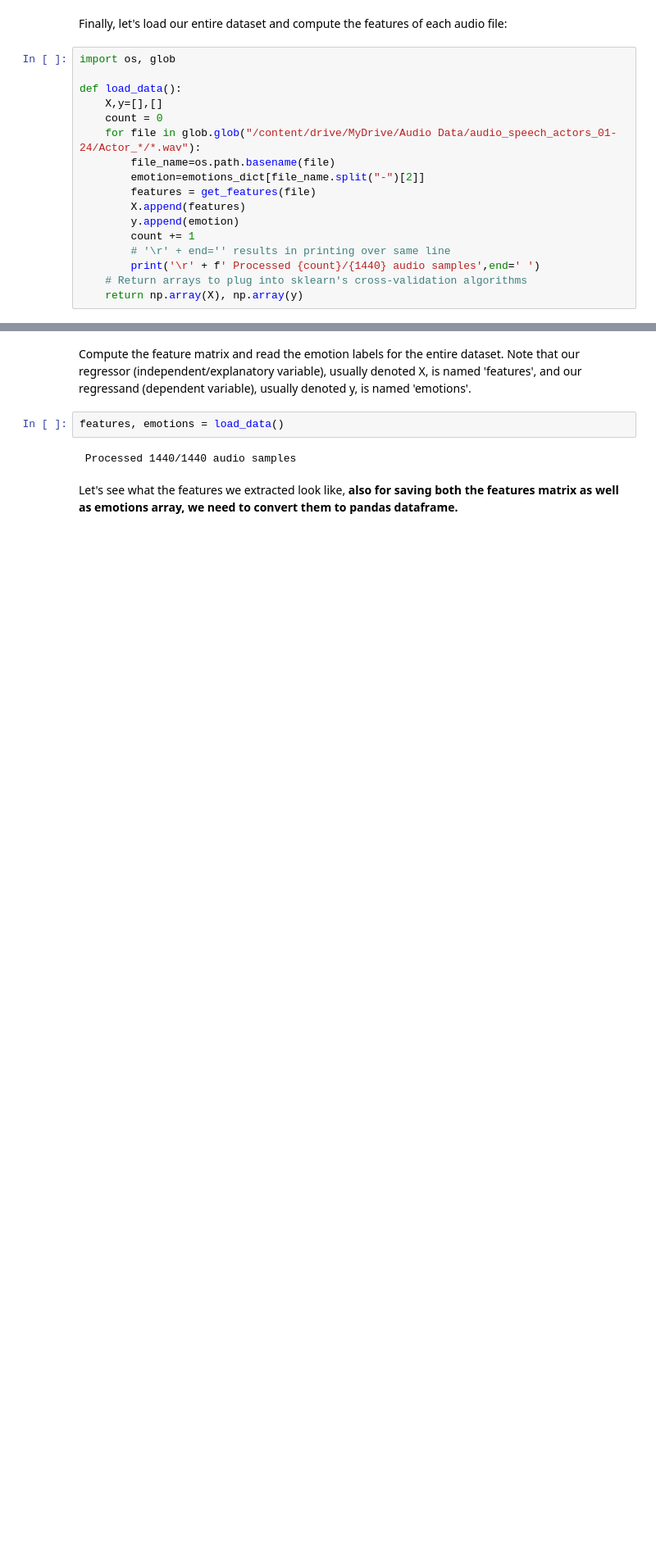
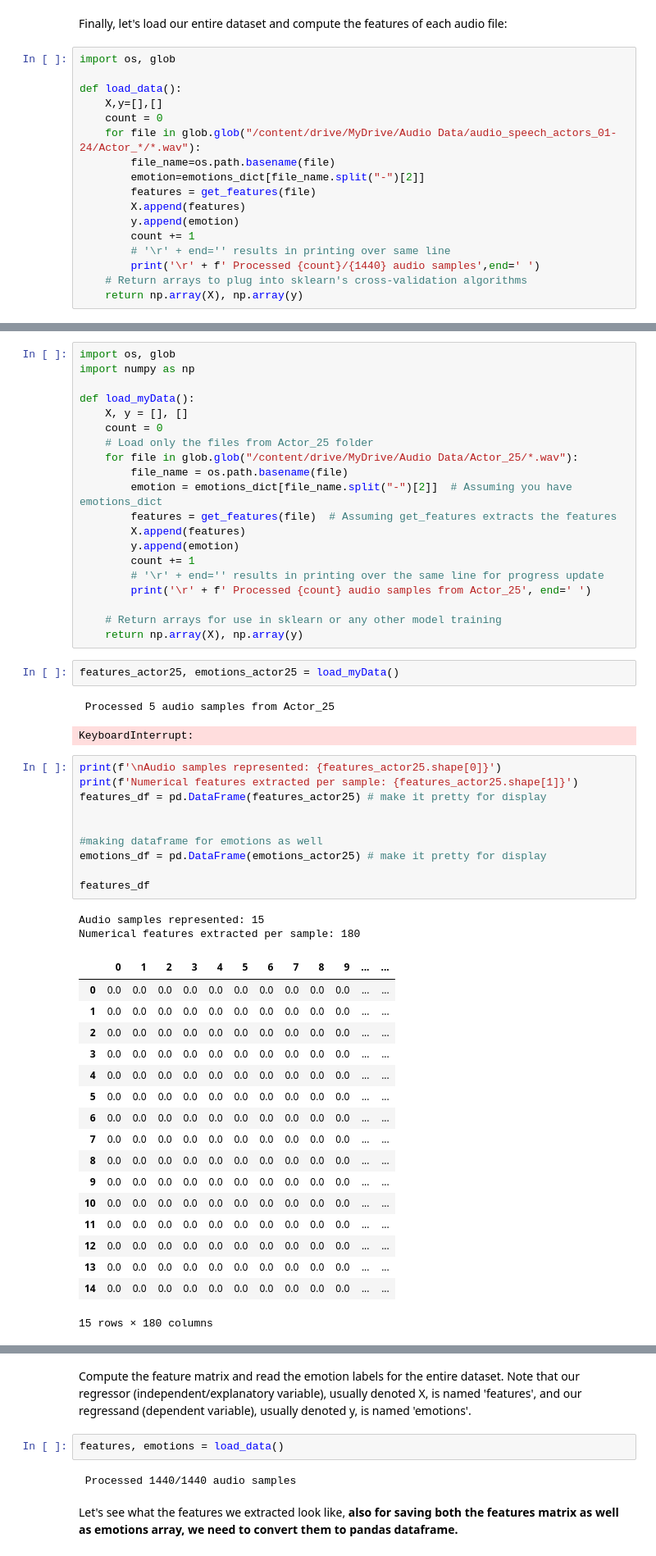
Before and after one commit to kylezhao101/Week3-ClassicML, a Jupyter notebook: Week_3_MachineLearning.ipynb, the cells around one changed output, grey strips where cells are left out. Shown at 82% size. Cells and saved outputs as stored; diff of their text form; blank space fills up the shorter version.

```diff
--- a/Week_3_MachineLearning.ipynb
+++ b/Week_3_MachineLearning.ipynb
@@ -180,0 +183,55 @@ def load_data():
+# %%
+import os, glob
+import numpy as np
+
+def load_myData():
+    X, y = [], []
+    count = 0
+    # Load only the files from Actor_25 folder
+    for file in glob.glob("/content/drive/MyDrive/Audio Data/Actor_25/*.wav"):
+        file_name = os.path.basename(file)
+        emotion = emotions_dict[file_name.split("-")[2]]  # Assuming you have emotions_dict
+        features = get_features(file)  # Assuming get_features extracts the features
+        X.append(features)
+        y.append(emotion)
+        count += 1
+        # '\r' + end='' results in printing over the same line for progress update
+        print('\r' + f' Processed {count} audio samples from Actor_25', end=' ')
+
+    # Return arrays for use in sklearn or any other model training
+    return np.array(X), np.array(y)
+# %%
+features_actor25, emotions_actor25 = load_myData()
+# %% [output]
+ Processed 5 audio samples from Actor_25
+KeyboardInterrupt:
+# %%
+print(f'\nAudio samples represented: {features_actor25.shape[0]}')
+print(f'Numerical features extracted per sample: {features_actor25.shape[1]}')
+features_df = pd.DataFrame(features_actor25) # make it pretty for display
+
+
+#making dataframe for emotions as well
+emotions_df = pd.DataFrame(emotions_actor25) # make it pretty for display
+
+features_df
+# %% [output]
+Audio samples represented: 15
+Numerical features extracted per sample: 180
+|  | 0 | 1 | 2 | 3 | 4 | 5 | 6 | 7 | 8 | 9 | ... | ... |
+| 0 | 0.0 | 0.0 | 0.0 | 0.0 | 0.0 | 0.0 | 0.0 | 0.0 | 0.0 | 0.0 | ... | ... |
+| 1 | 0.0 | 0.0 | 0.0 | 0.0 | 0.0 | 0.0 | 0.0 | 0.0 | 0.0 | 0.0 | ... | ... |
+| 2 | 0.0 | 0.0 | 0.0 | 0.0 | 0.0 | 0.0 | 0.0 | 0.0 | 0.0 | 0.0 | ... | ... |
+| 3 | 0.0 | 0.0 | 0.0 | 0.0 | 0.0 | 0.0 | 0.0 | 0.0 | 0.0 | 0.0 | ... | ... |
+| 4 | 0.0 | 0.0 | 0.0 | 0.0 | 0.0 | 0.0 | 0.0 | 0.0 | 0.0 | 0.0 | ... | ... |
+| 5 | 0.0 | 0.0 | 0.0 | 0.0 | 0.0 | 0.0 | 0.0 | 0.0 | 0.0 | 0.0 | ... | ... |
+| 6 | 0.0 | 0.0 | 0.0 | 0.0 | 0.0 | 0.0 | 0.0 | 0.0 | 0.0 | 0.0 | ... | ... |
+| 7 | 0.0 | 0.0 | 0.0 | 0.0 | 0.0 | 0.0 | 0.0 | 0.0 | 0.0 | 0.0 | ... | ... |
+| 8 | 0.0 | 0.0 | 0.0 | 0.0 | 0.0 | 0.0 | 0.0 | 0.0 | 0.0 | 0.0 | ... | ... |
+| 9 | 0.0 | 0.0 | 0.0 | 0.0 | 0.0 | 0.0 | 0.0 | 0.0 | 0.0 | 0.0 | ... | ... |
+| 10 | 0.0 | 0.0 | 0.0 | 0.0 | 0.0 | 0.0 | 0.0 | 0.0 | 0.0 | 0.0 | ... | ... |
+| 11 | 0.0 | 0.0 | 0.0 | 0.0 | 0.0 | 0.0 | 0.0 | 0.0 | 0.0 | 0.0 | ... | ... |
+| 12 | 0.0 | 0.0 | 0.0 | 0.0 | 0.0 | 0.0 | 0.0 | 0.0 | 0.0 | 0.0 | ... | ... |
+| 13 | 0.0 | 0.0 | 0.0 | 0.0 | 0.0 | 0.0 | 0.0 | 0.0 | 0.0 | 0.0 | ... | ... |
+| 14 | 0.0 | 0.0 | 0.0 | 0.0 | 0.0 | 0.0 | 0.0 | 0.0 | 0.0 | 0.0 | ... | ... |
+15 rows × 180 columns
```
Also changed, not shown: parts of 3 cells of this notebook.
